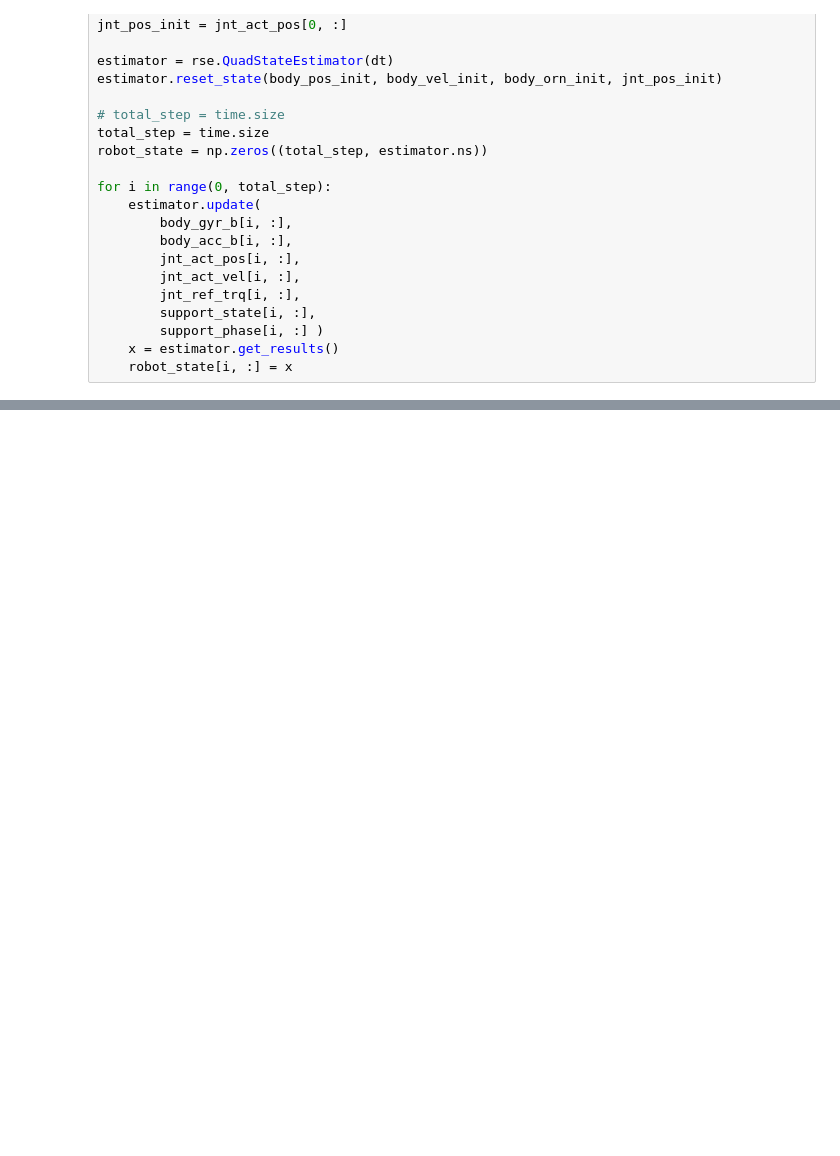
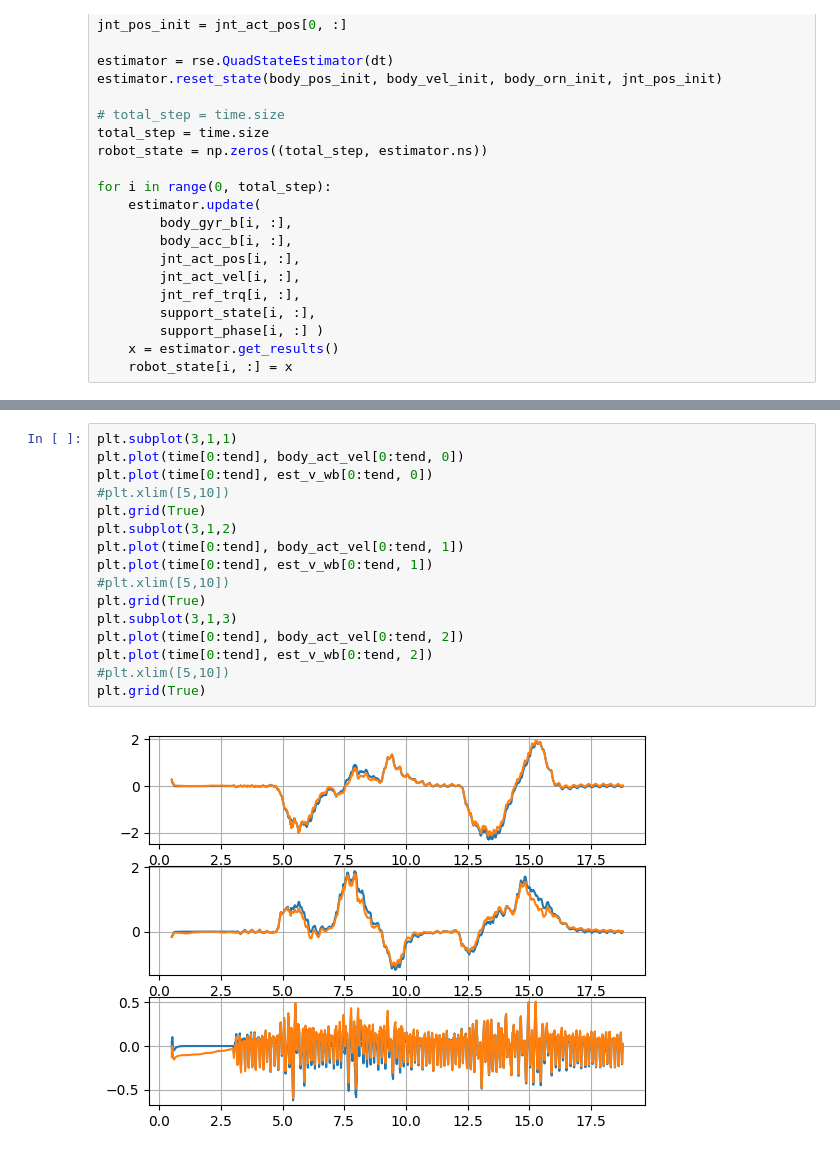
Before and after one commit to bearves/PyDog, a Jupyter notebook: StateEstTuning/Tuning_EKF.ipynb, the cells around one changed output, grey strips where cells are left out. Drawn from its saved outputs; the diff is of its cells as text; blank space fills up the shorter version.

```diff
--- a/StateEstTuning/Tuning_EKF.ipynb
+++ b/StateEstTuning/Tuning_EKF.ipynb
@@ -162 +167,19 @@ plt.grid(True)
+# %%
+plt.subplot(3,1,1)
+plt.plot(time[0:tend], body_act_vel[0:tend, 0])
+plt.plot(time[0:tend], est_v_wb[0:tend, 0])
+#plt.xlim([5,10])
+plt.grid(True)
+plt.subplot(3,1,2)
+plt.plot(time[0:tend], body_act_vel[0:tend, 1])
+plt.plot(time[0:tend], est_v_wb[0:tend, 1])
+#plt.xlim([5,10])
+plt.grid(True)
+plt.subplot(3,1,3)
+plt.plot(time[0:tend], body_act_vel[0:tend, 2])
+plt.plot(time[0:tend], est_v_wb[0:tend, 2])
+#plt.xlim([5,10])
+plt.grid(True)
+# %% [output]
+[figure, added]
 # %%
```
Also changed, not shown: parts of 7 cells of this notebook, 2 other files.
